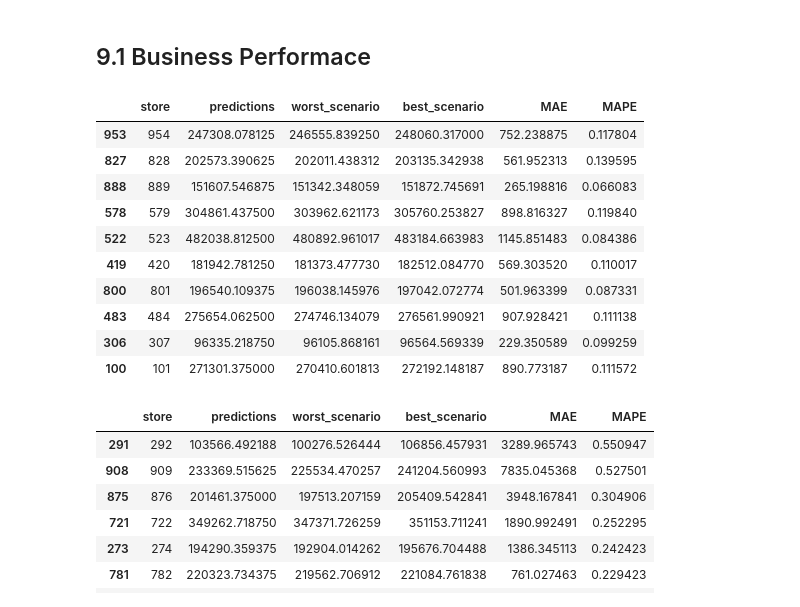
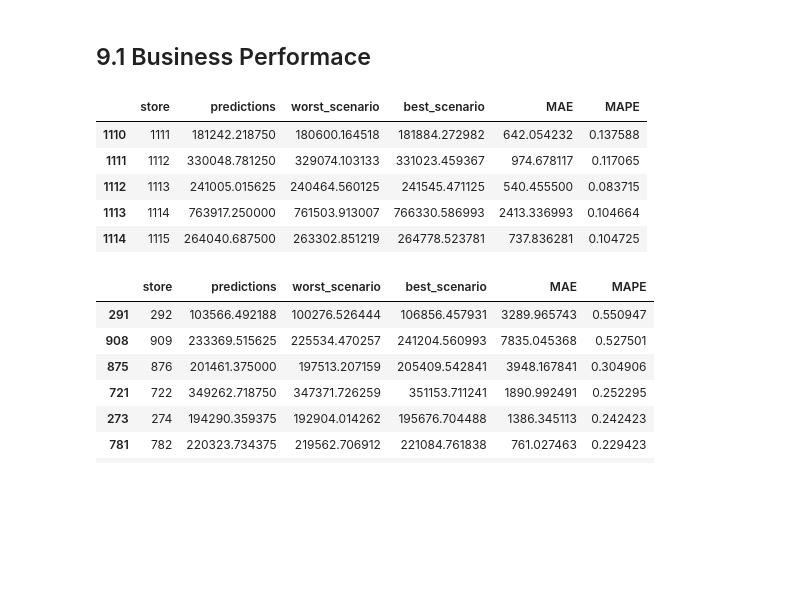
Before and after one commit to franciscofijamo/rossman_predict, a Jupyter notebook: Copy_of_v01_store_sales_prediction.ipynb, the cells around one changed output. Saved outputs shown, nothing was run; the diff lists cells and outputs as text; code cells hidden in the pictures; blank space fills up the shorter version.

```diff
--- a/Copy_of_v01_store_sales_prediction.ipynb
+++ b/Copy_of_v01_store_sales_prediction.ipynb
@@ -1593,44 +1625,39 @@ df91 = df9[[ 'store', 'predictions']].groupby( 'store' ).sum().reset_index()
 
 
 # MAE e MAPE para cada loja
 
 
 df9_aux1 = df9[['store', 'sales', 'predictions']].groupby( 'store' ).apply( lambda x: mean_absolute_error( x['sales'], x[ 'predictions']) ).reset_index().rename( columns = {0 : 'MAE'} )
 df9_aux2 = df9[['store', 'sales', 'predictions']].groupby( 'store' ).apply( lambda x: mean_absolute_percentage_error( x['sales'], x[ 'predictions']) ).reset_index().rename( columns = {0 : 'MAPE'} )
 
 # merge
 df9_aux3 = pd.merge( df9_aux1, df9_aux2, how = 'inner', on = 'store' )
 df92 = pd.merge( df91, df9_aux3, how = 'inner', on = 'store')
 
 
 
 # Scenarios
 # Criando cenarios bons e maos, com MAE susperestimado, e subestimado
 
 
 df92['worst_scenario'] = df92['predictions'] - df92['MAE']
 df92['best_scenario'] = df92['predictions'] + df92['MAE']
 
 
 
 # ordenando columnas
 
 df92 = df92 [['store', 'predictions', 'worst_scenario', 'best_scenario', 'MAE', 'MAPE']]
 
 
-df92.sample(10)
+df92.tail()
 # %% [output]
 |  | store | predictions | worst_scenario | best_scenario | MAE | MAPE |
-| 953 | 954 | 247308.078125 | 246555.839250 | 248060.317000 | 752.238875 | 0.117804 |
-| 827 | 828 | 202573.390625 | 202011.438312 | 203135.342938 | 561.952313 | 0.139595 |
-| 888 | 889 | 151607.546875 | 151342.348059 | 151872.745691 | 265.198816 | 0.066083 |
-| 578 | 579 | 304861.437500 | 303962.621173 | 305760.253827 | 898.816327 | 0.119840 |
-| 522 | 523 | 482038.812500 | 480892.961017 | 483184.663983 | 1145.851483 | 0.084386 |
-| 419 | 420 | 181942.781250 | 181373.477730 | 182512.084770 | 569.303520 | 0.110017 |
-| 800 | 801 | 196540.109375 | 196038.145976 | 197042.072774 | 501.963399 | 0.087331 |
-| 483 | 484 | 275654.062500 | 274746.134079 | 276561.990921 | 907.928421 | 0.111138 |
-| 306 | 307 | 96335.218750 | 96105.868161 | 96564.569339 | 229.350589 | 0.099259 |
-| 100 | 101 | 271301.375000 | 270410.601813 | 272192.148187 | 890.773187 | 0.111572 |
+| 1110 | 1111 | 181242.218750 | 180600.164518 | 181884.272982 | 642.054232 | 0.137588 |
+| 1111 | 1112 | 330048.781250 | 329074.103133 | 331023.459367 | 974.678117 | 0.117065 |
+| 1112 | 1113 | 241005.015625 | 240464.560125 | 241545.471125 | 540.455500 | 0.083715 |
+| 1113 | 1114 | 763917.250000 | 761503.913007 | 766330.586993 | 2413.336993 | 0.104664 |
+| 1114 | 1115 | 264040.687500 | 263302.851219 | 264778.523781 | 737.836281 | 0.104725 |
 # %%
 df92.sort_values( 'MAPE', ascending= False).head(10)
 # %% [output]
```
Also changed, not shown: parts of 22 cells of this notebook.
